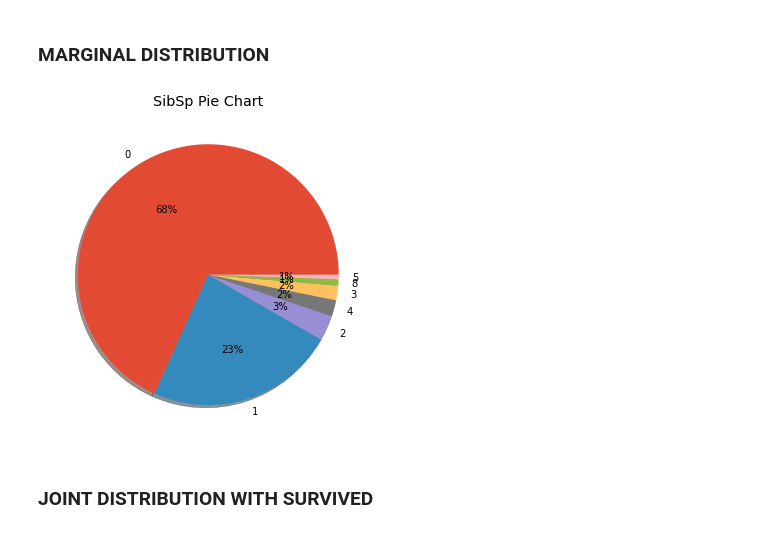
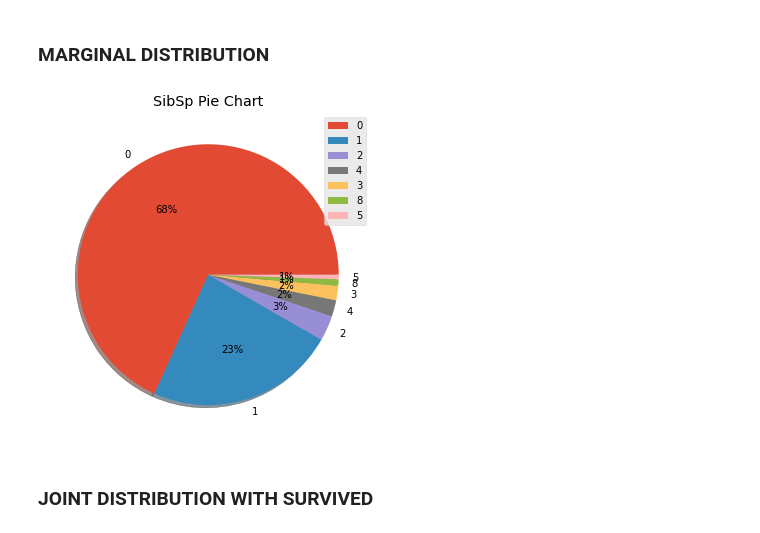
Before and after one commit to danielp2797/Titanic-Kaggle, a Jupyter notebook: notebooks/main_analysis.ipynb, the cells around one changed output. Saved outputs shown, nothing was run; the diff lists cells and outputs as text; code cells hidden in the pictures.

Commit message:
visualization functions added, features enginering completed

```diff
--- a/notebooks/main_analysis.ipynb
+++ b/notebooks/main_analysis.ipynb
@@ -23,5 +28,5 @@ plt.rcParams["figure.figsize"] = [9,6]
 # %%
-train_data = pd.read_csv('train.csv')
+train_data = pd.read_csv('../data/raw/train.csv')
 train_data.head()
 # %% [output]
 |  | PassengerId | Survived | Pclass | Name | Sex | Age | SibSp | Parch | Ticket | Fare | ... |
@@ -148,8 +145,8 @@ That feature seems useful to predict survivors, we will include it in the model,
 # %% [markdown]
 ### MARGINAL DISTRIBUTION
 # %%
-build_pie_chart(train_data['SibSp'])
+vsl.build_pie_chart(train_data['SibSp'])
 # %% [output]
-[figure, old version]
+[figure, new version]
 # %% [markdown]
 ### JOINT DISTRIBUTION WITH SURVIVED
```
Also changed, not shown: parts of 60 cells of this notebook, 1 other file.
